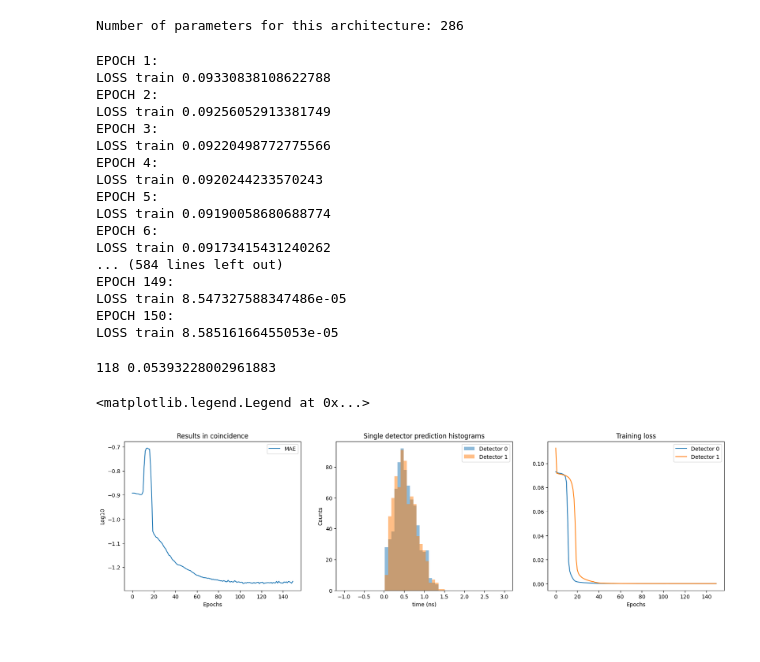
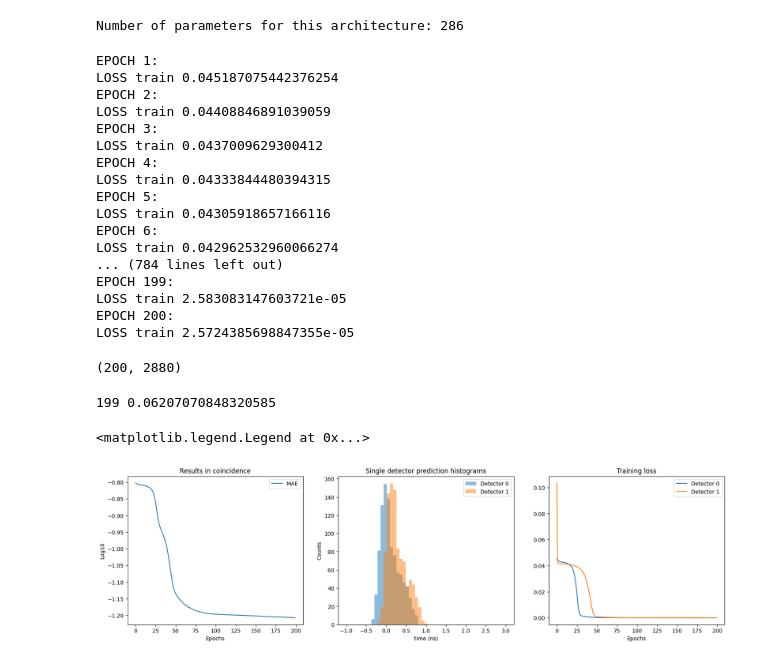
Before and after one commit to wjosefw/Signal-processing-with-Neural-networks, a Jupyter notebook: KAN.ipynb, the cells around one changed output. Saved outputs shown, nothing was run; the diff lists cells and outputs as text; code cells hidden in the pictures.

Commit message:
Ajuste grueso, validación datos práctica
MAE ~ 0.06207
FWHM ~ 187 ps
bias ~ 1.6 ps

```diff
--- a/KAN.ipynb
+++ b/KAN.ipynb
@@ -85,8 +85,8 @@ plt.legend()
 # **DETECTORS**
 # %%
 #------------------------------------ Important definitions ------------------------------------
-ajuste_grueso = 1 # 0 = YES, 1 = NO
-delay_steps = 30  # Max number of steps to delay pulses
+ajuste_grueso = 0 # 0 = YES, 1 = NO
+delay_steps = 20  # Max number of steps to delay pulses
 moments_order = 6  # Max order of moments used
 Num_casos = 0 # Number of simulated pulses
 set_seed(42) #Fix seeds
@@ -100,8 +100,8 @@ t0 = 65 + np.random.randint(10, size = Num_casos)
 
 
 # Define size of train set from datos practica
-Ntrain_practica = int(1.0*new_pulsos_practica.shape[0])
-Ntest_practica = int(0.0*new_pulsos_practica.shape[0])
+Ntrain_practica = int(0.8*new_pulsos_practica.shape[0])
+Ntest_practica = int(0.2*new_pulsos_practica.shape[0])
 print('Número de casos de entrenamiento de la práctica: ', Ntrain_practica)
 print('Número de casos de Test de la práctica: ', Ntest_practica)
 # %% [output]
@@ -299,42 +303,54 @@ train_dataset_dec1 = torch.utils.data.TensorDataset(torch.from_numpy(M_Train_dec
 train_loader_dec0 = torch.utils.data.DataLoader(train_dataset_dec0, batch_size = 32, shuffle = True)
 train_loader_dec1 = torch.utils.data.DataLoader(train_dataset_dec1, batch_size = 32, shuffle = True)
 
-optimizer_dec0 = torch.optim.AdamW(model_dec0.parameters(), lr = 3e-4) #Regularization?
-optimizer_dec1 = torch.optim.AdamW(model_dec1.parameters(), lr = 3e-4)
+optimizer_dec0 = torch.optim.AdamW(model_dec0.parameters(), lr = 1e-4) #Regularization?
+optimizer_dec1 = torch.optim.AdamW(model_dec1.parameters(), lr = 1e-4)
 # %%
 # Execute train loop
-loss_dec0, test_dec0 = train_loop_KAN(model_dec0, optimizer_dec0, train_loader_dec0, torch.tensor(MOMENTS_TEST[:,:,0]).float(), EPOCHS = 150, save = False)
-loss_dec1, test_dec1 = train_loop_KAN(model_dec1, optimizer_dec1, train_loader_dec1, torch.tensor(MOMENTS_TEST[:,:,1]).float(), EPOCHS = 150, save = False)
+loss_dec0, test_dec0 = train_loop_KAN(model_dec0, optimizer_dec0, train_loader_dec0, torch.tensor(MOMENTS_TEST[:,:,0]).float(), EPOCHS = 200, save = False)
+loss_dec1, test_dec1 = train_loop_KAN(model_dec1, optimizer_dec1, train_loader_dec1, torch.tensor(MOMENTS_TEST[:,:,1]).float(), EPOCHS = 200, save = False)
 # %% [output]
 EPOCH 1:
-LOSS train 0.09330838108622788
+LOSS train 0.045187075442376254
 EPOCH 2:
-LOSS train 0.09256052913381749
+LOSS train 0.04408846891039059
 EPOCH 3:
-LOSS train 0.09220498772775566
+LOSS train 0.0437009629300412
 EPOCH 4:
-LOSS train 0.0920244233570243
+LOSS train 0.04333844480394315
 EPOCH 5:
-LOSS train 0.09190058680688774
+LOSS train 0.04305918657166116
 EPOCH 6:
-LOSS train 0.09173415431240262
-... (584 lines left out)
-EPOCH 149:
-LOSS train 8.547327588347486e-05
-EPOCH 150:
-LOSS train 8.58516166455053e-05
+LOSS train 0.042962532960066274
+... (784 lines left out)
+EPOCH 199:
+LOSS train 2.583083147603721e-05
+EPOCH 200:
+LOSS train 2.5724385698847355e-05
+# %%
+print(test_dec0.shape)
+# %% [output]
+(200, 2880)
 # %%
 if ajuste_grueso == 0:
-    TOFN = (test_dec0 - new_time_step*delays_test_dec0) - (test_dec1 - new_time_step*delays_test_dec1)
-    TOFN_V28 = TOFN[:,:V28.shape[0]] - test_dec1[:,: V28.shape[0]]
-    TOFN_V55 = TOFN[:,V28.shape[0] : V28.shape[0] + V55.shape[0]]  - test_dec1[:,V28.shape[0] :V28.shape[0] + V55.shape[0]]
-    TOFN_V82 = TOFN[:,V28.shape[0] + V55.shape[0]:] - test_dec1[:,V28.shape[0] + V55.shape[0]:]
+    #TOFN = (test_dec0 - new_time_step*delays_test_dec0) - (test_dec1 - new_time_step*delays_test_dec1)
+    #TOFN_V28 = TOFN[:,:V28.shape[0]] - test_dec1[:,: V28.shape[0]]
+    #TOFN_V55 = TOFN[:,V28.shape[0] : V28.shape[0] + V55.shape[0]]  - test_dec1[:,V28.shape[0] :V28.shape[0] + V55.shape[0]]
+    #TOFN_V82 = TOFN[:,V28.shape[0] + V55.shape[0]:] - test_dec1[:,V28.shape[0] + V55.shape[0]:]
+
+
+    TOFN_V28 = (test_dec0[:,:TEST_00.shape[0]] - new_time_step*delays_test_dec0) - (test_dec1[:,:TEST_00.shape[0]] - new_time_step*delays_test_dec1)
+    TOFN_V55 = (test_dec0[:,TEST_00.shape[0] : 2*TEST_00.shape[0]] - new_time_step*delays_test_dec0) - (test_dec1[:,TEST_00.shape[0] : 2*TEST_00.shape[0]] - new_time_step*delays_test_dec1)
+    TOFN_V82 = (test_dec0[:,2*TEST_00.shape[0]:]  - new_time_step*delays_test_dec0) - (test_dec1[:,2*TEST_00.shape[0]:] - new_time_step*delays_test_dec1)
 
 if ajuste_grueso == 1:
     TOFN_V28 = test_dec0[:,:V28.shape[0]] - test_dec1[:,:V28.shape[0]]
     TOFN_V55 = test_dec0[:,V28.shape[0] :V28.shape[0] + V55.shape[0]] - test_dec1[:,V28.shape[0] :V28.shape[0] + V55.shape[0]]
     TOFN_V82 = test_dec0[:,V28.shape[0] + V55.shape[0]:] - test_dec1[:,V28.shape[0] + V55.shape[0]:]
-#5e-5e[0]:]
+
+    #TOFN_V28 = test_dec0[:,:TEST_00.shape[0]] - test_dec1[:,:TEST_00.shape[0]]
+    #TOFN_V55 = test_dec0[:,TEST_00.shape[0] : 2*TEST_00.shape[0]] - test_dec1[:, TEST_00.shape[0] : 2*TEST_00.shape[0]]
+    #TOFN_V82 = test_dec0[:,2*TEST_00.shape[0]:] - test_dec1[:,2*TEST_00.shape[0]:]
 
 
 # Must turn to float64 in order to calculate std on a specific axis
@@ -360,37 +376,37 @@ print(idx_min_MAE, np.min(MAE))
 
 # PLot
 plt.figure(figsize = (20,5))
 plt.subplot(131)
 plt.plot(np.log10(MAE[:]), label = 'MAE')
 plt.title('Results in coincidence')
 plt.xlabel('Epochs')
 plt.ylabel('Log10')
 plt.legend()
 
 plt.subplot(132)
 if ajuste_grueso == 0:
-    plt.hist(test_dec0[idx_min_MAE , :] - new_time_step*delays_test_dec0, bins = nbins, range = [-1, 3], alpha = 0.5, label = 'Detector 0');
-    plt.hist(test_dec1[idx_min_MAE , :] - new_time_step*delays_test_dec1, bins = nbins, range = [-1, 3], alpha = 0.5, label = 'Detector 1');
+    plt.hist(test_dec0[idx_min_MAE , :delays_test_dec0.shape[0]] - new_time_step*delays_test_dec0, bins = nbins, range = [-1, 3], alpha = 0.5, label = 'Detector 0');
+    plt.hist(test_dec1[idx_min_MAE , :delays_test_dec1.shape[0]] - new_time_step*delays_test_dec1, bins = nbins, range = [-1, 3], alpha = 0.5, label = 'Detector 1');
 
 if ajuste_grueso == 1:
     plt.hist(test_dec0[idx_min_MAE , :], bins = nbins, range = [-1, 3], alpha = 0.5, label = 'Detector 0');
     plt.hist(test_dec1[idx_min_MAE , :], bins = nbins, range = [-1, 3], alpha = 0.5, label = 'Detector 1');
 
 plt.title('Single detector prediction histograms')
 plt.xlabel('time (ns)')
 plt.ylabel('Counts')
 plt.legend()
 
 plt.subplot(133)
 plt.plot(loss_dec0[:], label = 'Detector 0')
 plt.plot(loss_dec1[:], label = 'Detector 1')
 plt.title('Training loss')
 plt.xlabel('Epochs')
 plt.legend()
 # %% [output]
-118 0.05393228002961883
+199 0.06207070848320585
 <matplotlib.legend.Legend at 0x...>
-[figure, old version]
+[figure, new version]
 # %%
 epoch = idx_min_MAE
 #------------------------------------------- Histogram and gaussian fit -----------------------------------------------
```
Also changed, not shown: parts of 8 cells of this notebook.
